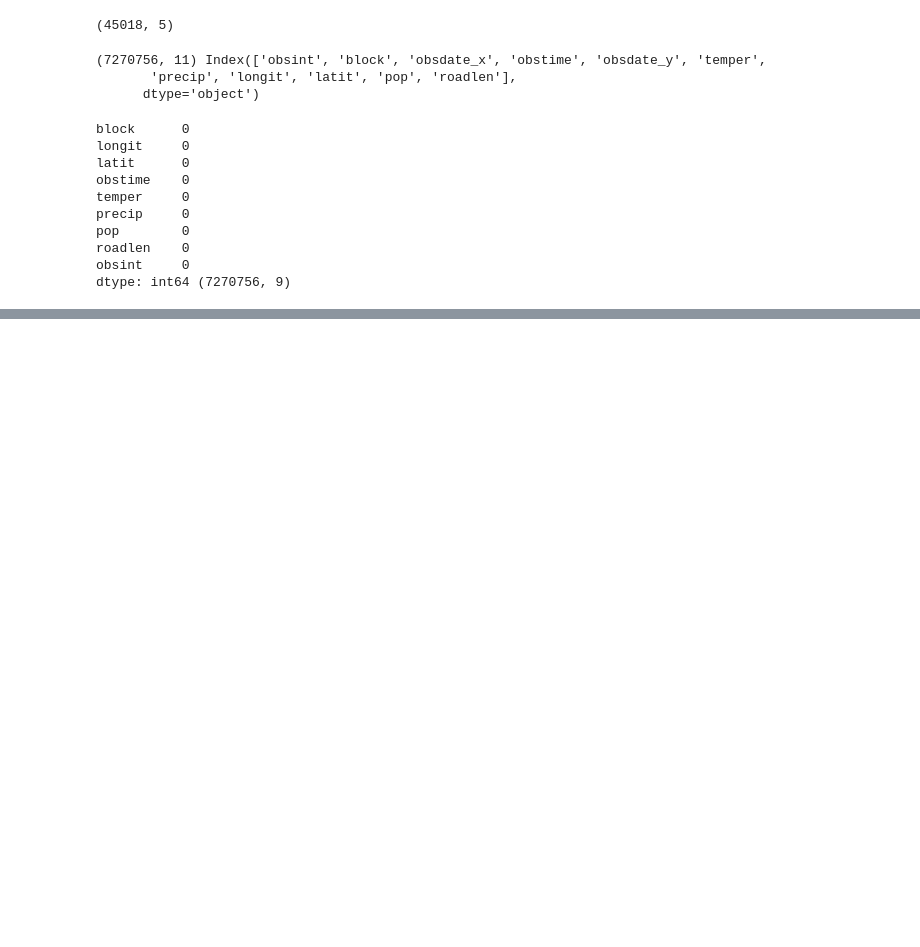
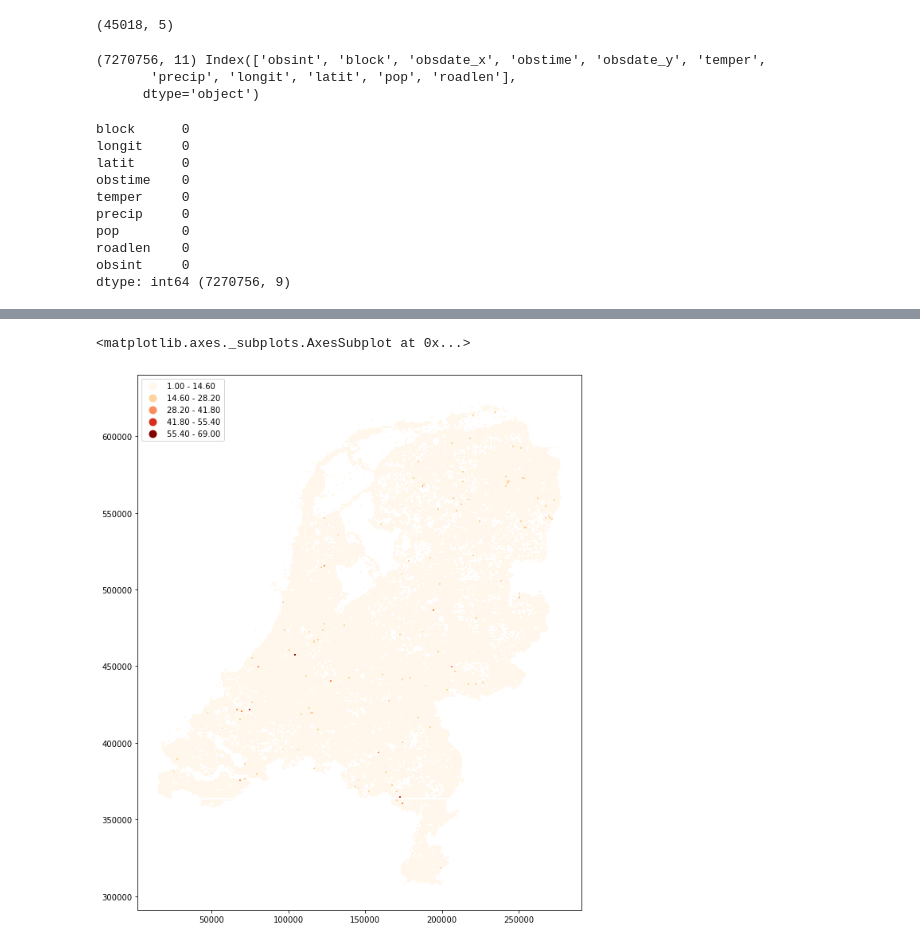
Before and after one commit to GBP-Group4/ObsInt, a Jupyter notebook: input/pre-processing.ipynb, the cells around one changed output, grey strips where cells are left out. Drawn from its saved outputs; the diff is of its cells as text; code cells hidden in the pictures; blank space fills up the shorter version.

```diff
--- a/input/pre-processing.ipynb
+++ b/input/pre-processing.ipynb
@@ -153,0 +197,16 @@ obsInt_obsTime_with_variables.to_csv (os.path.normpath(os.getcwd()+os.sep+os.par
+# %%
+## plot median observations over 6 months
+obsIntTable_median = obsIntTable.groupby(['block'])['obsint'].median().reset_index()
+obsInt_median = pd.merge(obsIntTable_median, df_block, how = 'inner', on='block')
+obsInt_median_gdf = gpd.GeoDataFrame(obsInt_median, crs=df_block.crs, geometry=obsInt_median.geom)
+#fig, ax = plt.subplots(figsize=(10, 15))
+obsInt_median_gdf.plot(column='obsint'
+                   , scheme = 'equal_interval'
+                   , legend=True
+                   , legend_kwds={'loc': 'upper left'}
+                   , cmap='OrRd'
+                   , figsize=(10, 15)
+                  )
+# %% [output]
+<matplotlib.axes._subplots.AxesSubplot at 0x...>
+[figure, added]
```
Also changed, not shown: parts of 4 cells of this notebook.
